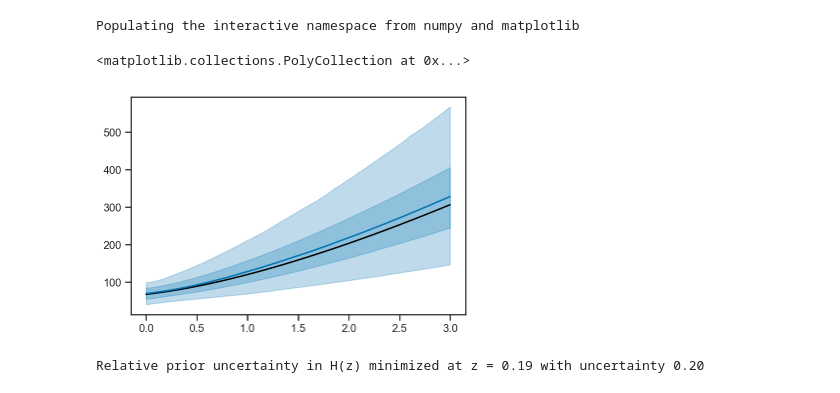
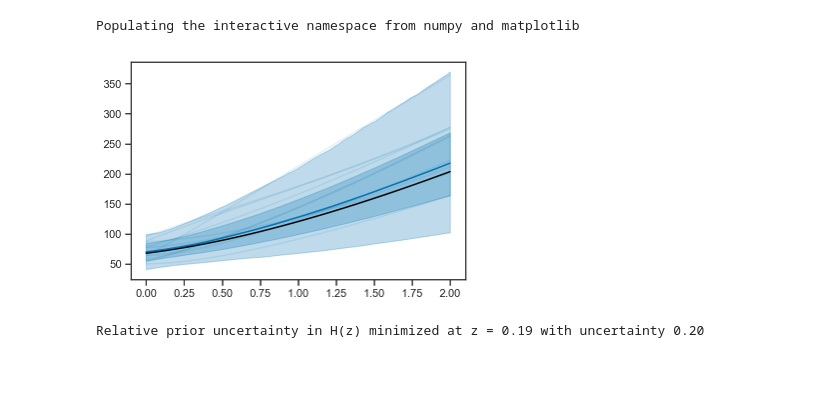
Before and after one commit to farr/PISNLineCosmography, a Jupyter notebook: PriorHz.ipynb, the cells around one changed output. Saved outputs shown, nothing was run; the diff lists cells and outputs as text; code cells hidden in the pictures.

```diff
--- a/PriorHz.ipynb
+++ b/PriorHz.ipynb
@@ -26,7 +26,7 @@ w_ps = -1 + 0.5*randn(Np)
 w_as = 0 + 0.5*randn(Np)
 ws = w_ps + w_as*(1.0/(1.0+0.7) - 1)
 # %%
-z = expm1(linspace(0, log(1+3), 1000))
+z = expm1(linspace(0, log(1+2), 1000))
 
 Hzs = []
 for H, O, w, wa in zip(H0s, Oms, ws, w_as):
@@ -35,12 +35,14 @@ for H, O, w, wa in zip(H0s, Oms, ws, w_as):
 Hzs = array(Hzs)
 # %%
 plot(z, Planck15.H0.to(u.km/u.s/u.Mpc).value*Planck15.efunc(z), '-k')
-plot(z, median(Hzs, axis=0))
+l, = plot(z, median(Hzs, axis=0))
 fill_between(z, percentile(Hzs, 84, axis=0), percentile(Hzs, 16, axis=0), color=sns.color_palette()[0], alpha=0.25)
 fill_between(z, percentile(Hzs, 97.5, axis=0), percentile(Hzs, 2.5, axis=0), color=sns.color_palette()[0], alpha=0.25)
+
+for i in range(10):
+    plot(z, Hzs[randint(Hzs.shape[0]), :], color=l.get_color(), alpha=0.1)
 # %% [output]
-<matplotlib.collections.PolyCollection at 0x...>
-[figure, old version]
+[figure, new version]
 # %%
 dHoH = (percentile(Hzs, 84, axis=0) - percentile(Hzs, 16, axis=0))/(2*median(Hzs, axis=0))
 # %%
```
Also changed, not shown: parts of 3 cells of this notebook.
